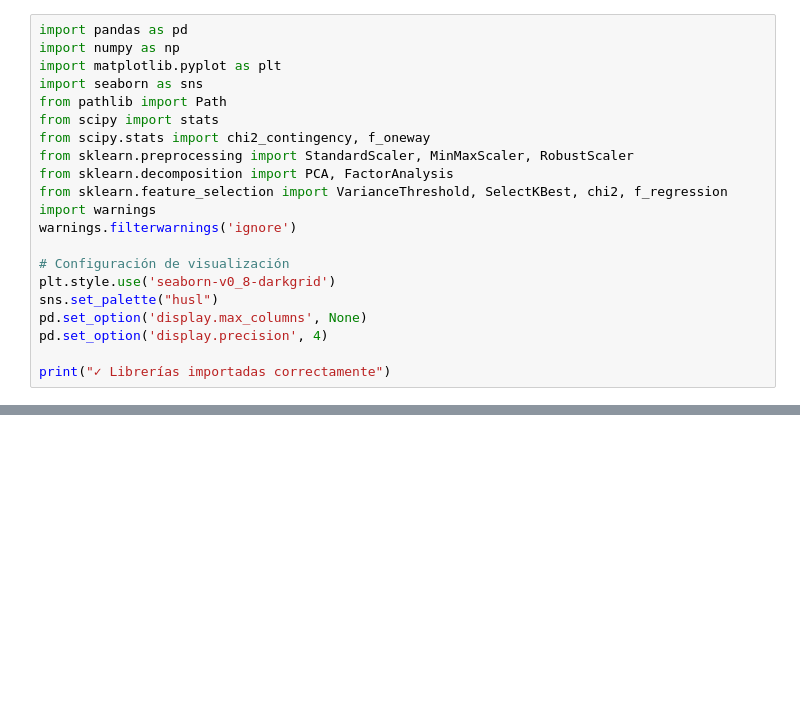
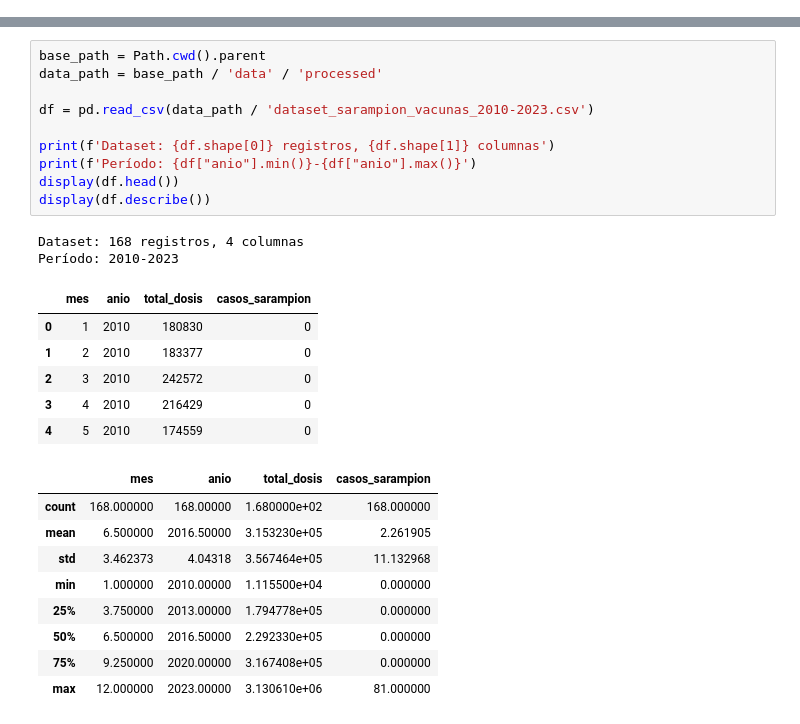
Before and after one commit to GeraP97/pi-equipo32, a Jupyter notebook: notebooks/Avance2.32.ipynb, the cells around one changed output, grey strips where cells are left out. Drawn from its saved outputs; the diff is of its cells as text; blank space fills up the shorter version.

```diff
--- a/notebooks/Avance2.32.ipynb
+++ b/notebooks/Avance2.32.ipynb
@@ -36,21 +0,0 @@ El dataset `dataset_sarampion_vacunas_2010-2023.csv` utilizado en este notebook
-# %%
-import pandas as pd
-import numpy as np
-import matplotlib.pyplot as plt
-import seaborn as sns
-from pathlib import Path
-from scipy import stats
-from scipy.stats import chi2_contingency, f_oneway
-from sklearn.preprocessing import StandardScaler, MinMaxScaler, RobustScaler
-from sklearn.decomposition import PCA, FactorAnalysis
-from sklearn.feature_selection import VarianceThreshold, SelectKBest, chi2, f_regression
-import warnings
-warnings.filterwarnings('ignore')
-
-# Configuración de visualización
-plt.style.use('seaborn-v0_8-darkgrid')
-sns.set_palette("husl")
-pd.set_option('display.max_columns', None)
-pd.set_option('display.precision', 4)
-
-print("✓ Librerías importadas correctamente")
@@ -853,0 +34,28 @@ La reducción de dimensionalidad disminuyó los requerimientos computacionales y
+# %%
+base_path = Path.cwd().parent
+data_path = base_path / 'data' / 'processed'
+
+df = pd.read_csv(data_path / 'dataset_sarampion_vacunas_2010-2023.csv')
+
+print(f'Dataset: {df.shape[0]} registros, {df.shape[1]} columnas')
+print(f'Período: {df["anio"].min()}-{df["anio"].max()}')
+display(df.head())
+display(df.describe())
+# %% [output]
+Dataset: 168 registros, 4 columnas
+Período: 2010-2023
+|  | mes | anio | total_dosis | casos_sarampion |
+| 0 | 1 | 2010 | 180830 | 0 |
+| 1 | 2 | 2010 | 183377 | 0 |
+| 2 | 3 | 2010 | 242572 | 0 |
+| 3 | 4 | 2010 | 216429 | 0 |
+| 4 | 5 | 2010 | 174559 | 0 |
+|  | mes | anio | total_dosis | casos_sarampion |
+| count | 168.000000 | 168.00000 | 1.680000e+02 | 168.000000 |
+| mean | 6.500000 | 2016.50000 | 3.153230e+05 | 2.261905 |
+| std | 3.462373 | 4.04318 | 3.567464e+05 | 11.132968 |
+| min | 1.000000 | 2010.00000 | 1.115500e+04 | 0.000000 |
+| 25% | 3.750000 | 2013.00000 | 1.794778e+05 | 0.000000 |
+| 50% | 6.500000 | 2016.50000 | 2.292330e+05 | 0.000000 |
+| 75% | 9.250000 | 2020.00000 | 3.167408e+05 | 0.000000 |
+| max | 12.000000 | 2023.00000 | 3.130610e+06 | 81.000000 |
```
Also changed, not shown: parts of 50 cells of this notebook, 1 other file.
